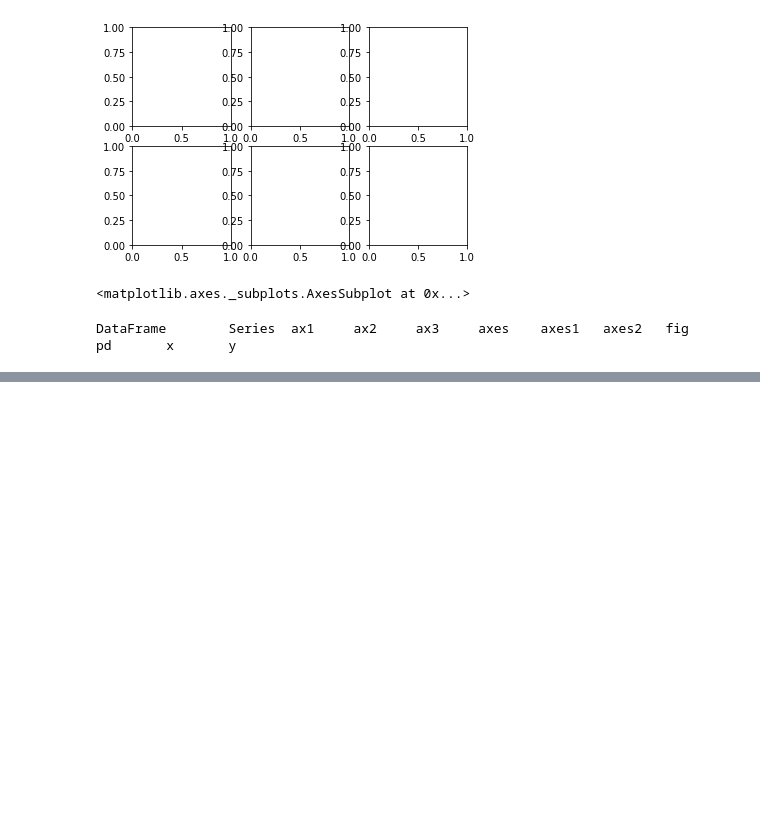
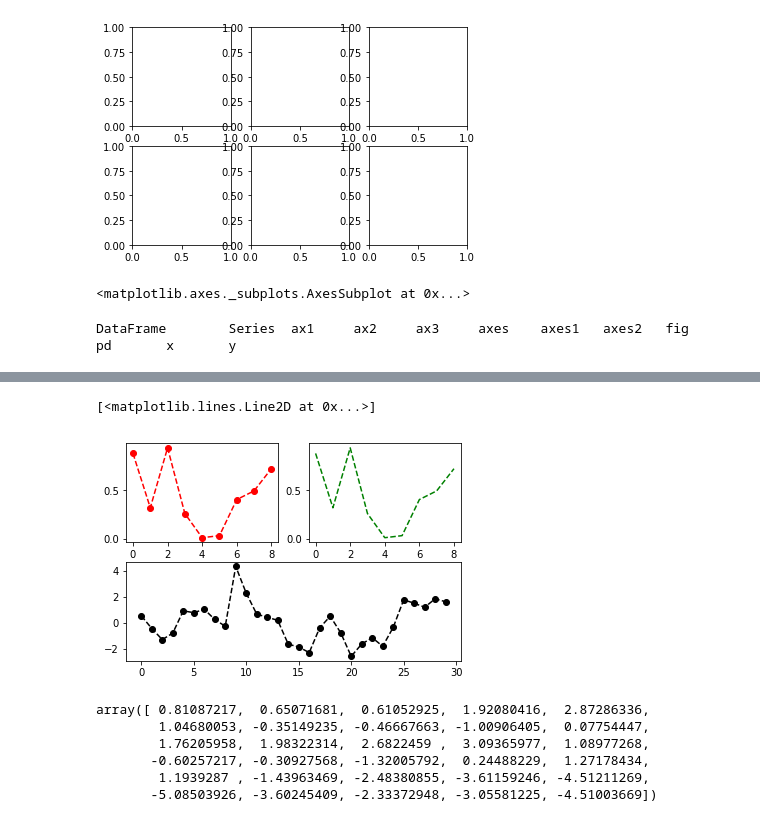
Before and after one commit to longfengpili/python-for-data-analysis, a Jupyter notebook: 第八章.ipynb, the cells around one changed output, grey strips where cells are left out. Cells and saved outputs as stored; diff of their text form; code cells hidden in the pictures; blank space fills up the shorter version.

```diff
--- a/第八章.ipynb
+++ b/第八章.ipynb
@@ -65,0 +65,14 @@ plt.subplots_adjust(wspace=0,hspace=0)
+# %%
+x = np.arange(9)
+y = np.random.rand(9)
+# %%
+fig = plt.figure()
+ax1 = fig.add_subplot(2,2,1)
+ax1.plot(x,y,'ro--')
+ax2 = fig.add_subplot(2,2,2)
+ax2.plot(x,y,linestyle='--',color='g')
+ax3 = fig.add_subplot(2,1,2)
+ax3.plot(randn(30).cumsum(),'ko--')
+# %% [output]
+[<matplotlib.lines.Line2D at 0x...>]
+[figure, added]
@@ -65,0 +81,9 @@ plt.subplots_adjust(wspace=0,hspace=0)
+# %%
+data
+# %% [output]
+array([ 0.81087217,  0.65071681,  0.61052925,  1.92080416,  2.87286336,
+        1.04680053, -0.35149235, -0.46667663, -1.00906405,  0.07754447,
+        1.76205958,  1.98322314,  2.6822459 ,  3.09365977,  1.08977268,
+       -0.60257217, -0.30927568, -1.32005792,  0.24488229,  1.27178434,
+        1.1939287 , -1.43963469, -2.48380855, -3.61159246, -4.51211269,
+       -5.08503926, -3.60245409, -2.33372948, -3.05581225, -4.51003669])
```
Also changed, not shown: parts of 20 cells of this notebook.
